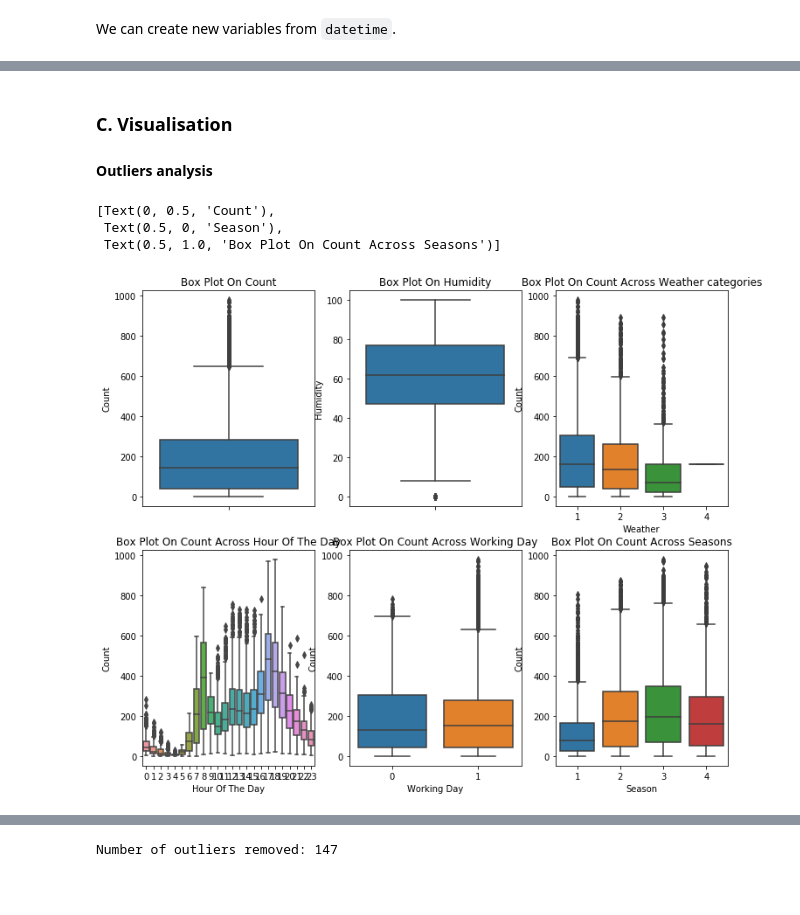
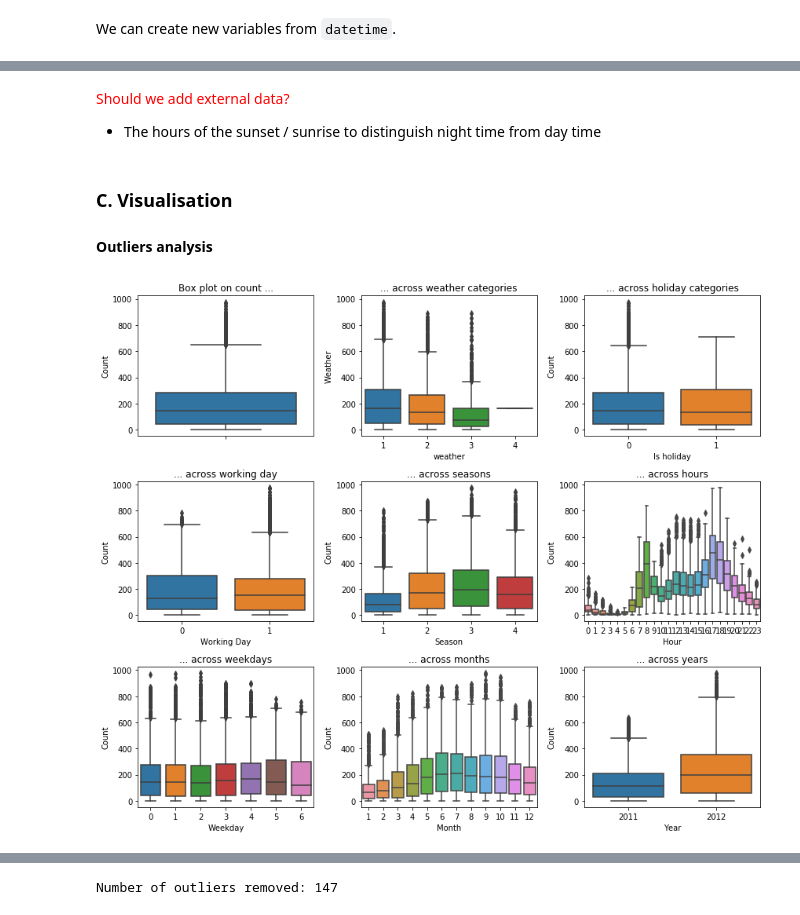
Before and after one commit to InesVA/predicting-bike-sharing-demand, a Jupyter notebook: Bike Sharing Prediction.ipynb, the cells around one changed output, grey strips where cells are left out. Saved outputs shown, nothing was run; the diff lists cells and outputs as text; code cells hidden in the pictures; blank space fills up the shorter version.

Commit message:
Updated analysis of outliers

```diff
--- a/Bike Sharing Prediction.ipynb
+++ b/Bike Sharing Prediction.ipynb
@@ -106,5 +106,5 @@ datasets["day"] = [int(datasets.datetime[x][8:10]) for x in range(datasets.shape
 datasets["hour"] = [int(datasets.datetime[x][11:13]) for x in range(datasets.shape[0])]
 datasets["weekday"] = [datetime.datetime.strptime(datasets.datetime[x][0:10], '%Y-%m-%d').weekday() for x in range(datasets.shape[0])]
 # %%
-train = datasets[datasets["is_train"] == 1]
-test = datasets[datasets["is_train"] == 0]
+train = datasets[datasets.is_train == 1].drop(columns="is_train")
+test = datasets[datasets.is_train == 0].drop(columns="is_train")
@@ -130,25 +111,45 @@ test = datasets[datasets["is_train"] == 0]
+# %% [markdown]
+<font color='red'>Should we add external data?
+- The hours of the sunset / sunrise to distinguish night time from day time</font>
 # %% [markdown]
 ### C. Visualisation
 #### Outliers analysis
-# %%
-fig, axes = plt.subplots(nrows=2,ncols=3)
-fig.set_size_inches(12, 10)
-sn.boxplot(data=train,y="count",orient="v",ax=axes[0][0])
-sn.boxplot(data=train,y="humidity",orient="v",ax=axes[0][1])
-sn.boxplot(data=train,y="count",x="weather",orient="v",ax=axes[0][2])
-sn.boxplot(data=train,y="count",x="hour",orient="v",ax=axes[1][0])
-sn.boxplot(data=train,y="count",x="workingday",orient="v",ax=axes[1][1])
-sn.boxplot(data=train,y="count",x="season",orient="v",ax=axes[1][2])
-
-axes[0][0].set(ylabel='Count',title="Box Plot On Count")
-axes[0][1].set(ylabel='Humidity',title="Box Plot On Humidity")
-axes[0][2].set(xlabel='Weather', ylabel='Count',title="Box Plot On Count Across Weather categories")
-axes[1][0].set(xlabel='Hour Of The Day', ylabel='Count',title="Box Plot On Count Across Hour Of The Day")
-axes[1][1].set(xlabel='Working Day', ylabel='Count',title="Box Plot On Count Across Working Day")
-axes[1][2].set(xlabel='Season', ylabel='Count',title="Box Plot On Count Across Seasons")
-# %% [output]
-[Text(0, 0.5, 'Count'),
- Text(0.5, 0, 'Season'),
- Text(0.5, 1.0, 'Box Plot On Count Across Seasons')]
-[figure, removed]
+# %%
+fig, axes = plt.subplots(nrows=3, ncols=3)
+fig.set_size_inches(12, 10)
+
+
+# Are there outliers?
+sn.boxplot(data=train, y="count", orient="v", ax=axes[0][0])
+axes[0][0].set(ylabel='Count', title="Box plot on count ...")
+
+
+# Who are these outliers?
+sn.boxplot(data=train, y="count", x="weather", orient="v", ax=axes[0][1])
+axes[0][1].set(ylabel='Weather', title="... across weather categories")
+
+sn.boxplot(data=train, y="count", x="holiday", orient="v", ax=axes[0][2])
+axes[0][2].set(xlabel='Is holiday', ylabel='Count', title="... across holiday categories")
+
+sn.boxplot(data=train,  y="count", x="workingday" ,orient="v", ax=axes[1][0])
+axes[1][0].set(xlabel='Working Day', ylabel='Count', title="... across working day")
+
+sn.boxplot(data=train, y="count", x="season", orient="v",ax=axes[1][1])
+axes[1][1].set(xlabel='Season', ylabel='Count', title="... across seasons")
+
+sn.boxplot(data=train, y="count", x="hour", orient="v", ax=axes[1][2])
+axes[1][2].set(xlabel='Hour', ylabel='Count', title="... across hours")
+
+sn.boxplot(data=train, y="count", x="weekday", orient="v", ax=axes[2][0])
+axes[2][0].set(xlabel='Weekday', ylabel='Count', title="... across weekdays")
+
+sn.boxplot(data=train, y="count", x="month", orient="v", ax=axes[2][1])
+axes[2][1].set(xlabel='Month', ylabel='Count', title="... across months")
+
+sn.boxplot(data=train,y="count",x="year",orient="v",ax=axes[2][2])
+axes[2][2].set(xlabel='Year', ylabel='Count',title="... across years")
+
+plt.tight_layout()
+# %% [output]
+[figure, added]
 # %% [markdown]
```
Also changed, not shown: parts of 6 cells of this notebook.
